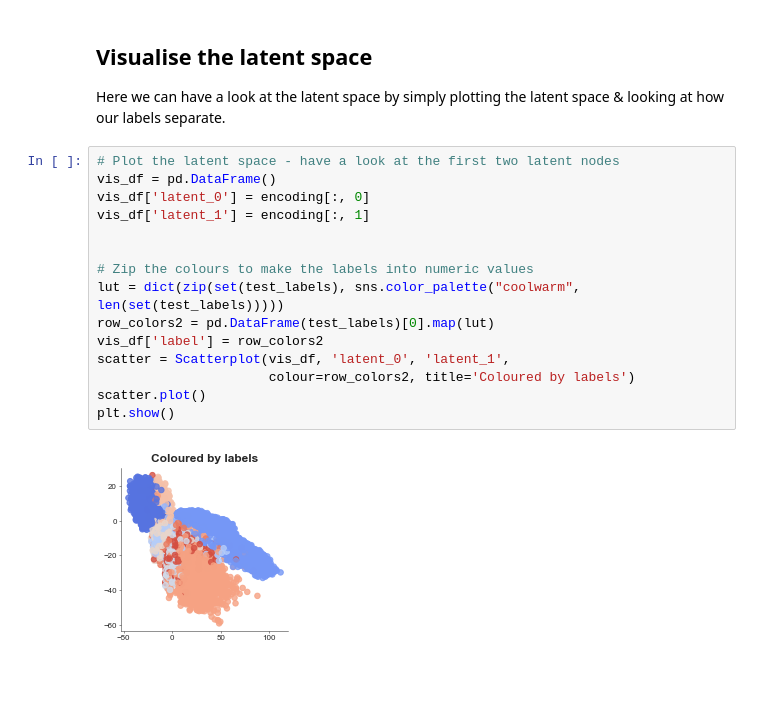
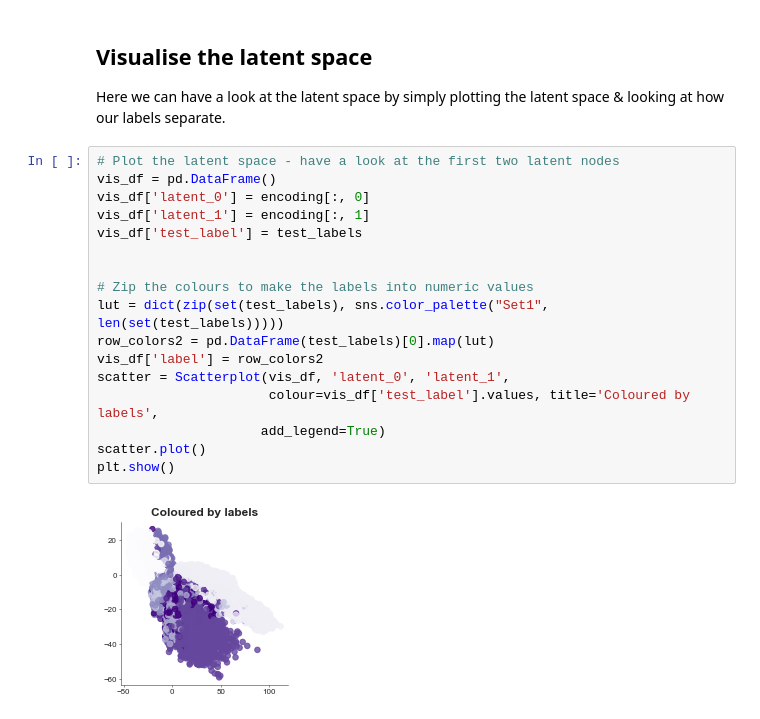
Before and after one commit to ArianeMora/scivae, a Jupyter notebook: example/VAE MNIST example.ipynb, the cells around one changed output. Drawn from its saved outputs; the diff is of its cells as text; blank space fills up the shorter version.

```diff
--- a/example/VAE MNIST example.ipynb
+++ b/example/VAE MNIST example.ipynb
@@ -122,17 +136,19 @@ Here we can have a look at the latent space by simply plotting the latent space
 # %%
 # Plot the latent space - have a look at the first two latent nodes
 vis_df = pd.DataFrame()
 vis_df['latent_0'] = encoding[:, 0]
 vis_df['latent_1'] = encoding[:, 1]
+vis_df['test_label'] = test_labels
 
 
 # Zip the colours to make the labels into numeric values
-lut = dict(zip(set(test_labels), sns.color_palette("coolwarm", len(set(test_labels)))))
+lut = dict(zip(set(test_labels), sns.color_palette("Set1", len(set(test_labels)))))
 row_colors2 = pd.DataFrame(test_labels)[0].map(lut)
 vis_df['label'] = row_colors2
 scatter = Scatterplot(vis_df, 'latent_0', 'latent_1',
-                      colour=row_colors2, title='Coloured by labels')
+                      colour=vis_df['test_label'].values, title='Coloured by labels',
+                     add_legend=True)
 scatter.plot()
 plt.show()
 # %% [output]
-[figure, old version]
+[figure, new version]
```
Also changed, not shown: parts of 1 cell of this notebook, 18 other files.
